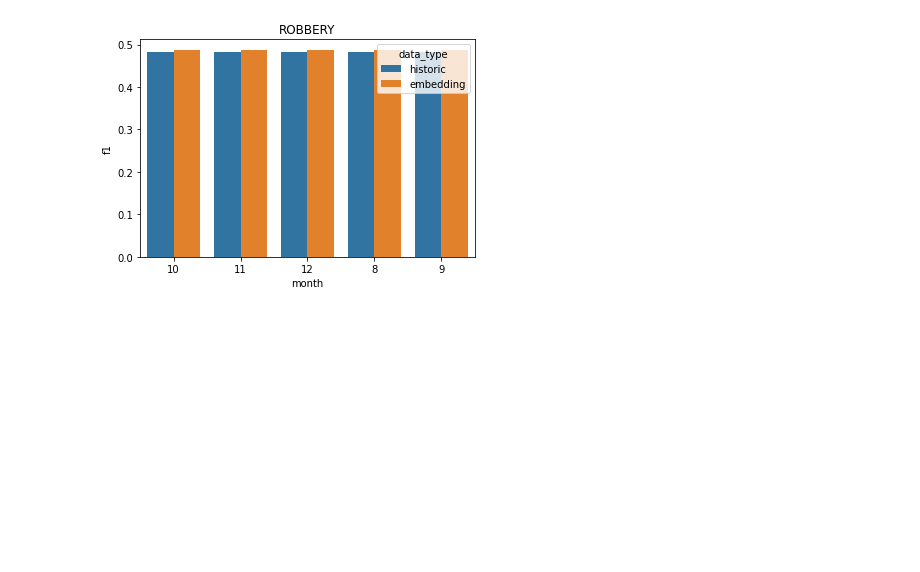
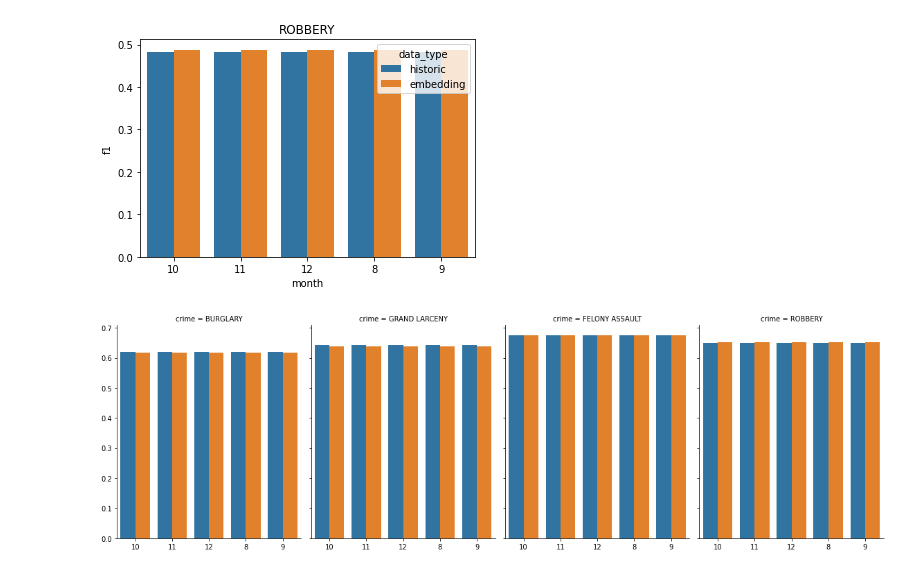
Before and after one commit to eyalmazuz/Crimeformer, a Jupyter notebook: notebooks/Training.ipynb, the cells around one changed output. Drawn from its saved outputs; the diff is of its cells as text; code cells hidden in the pictures; blank space fills up the shorter version.

Commit message:
added plots as outputs for the model training and removed more walrus operator

```diff
--- a/notebooks/Training.ipynb
+++ b/notebooks/Training.ipynb
@@ -179,0 +178,5 @@ for crime in df.crime.unique():
+# %%
+g = sns.FacetGrid(df, col="crime", height=5, aspect=0.8)
+ax = g.map_dataframe(sns.barplot, x="month", y="auc", hue="data_type", palette=sns.color_palette("tab10"))
+# %% [output]
+[figure, added]
```
Also changed, not shown: parts of 2 cells of this notebook, 3 other files.
